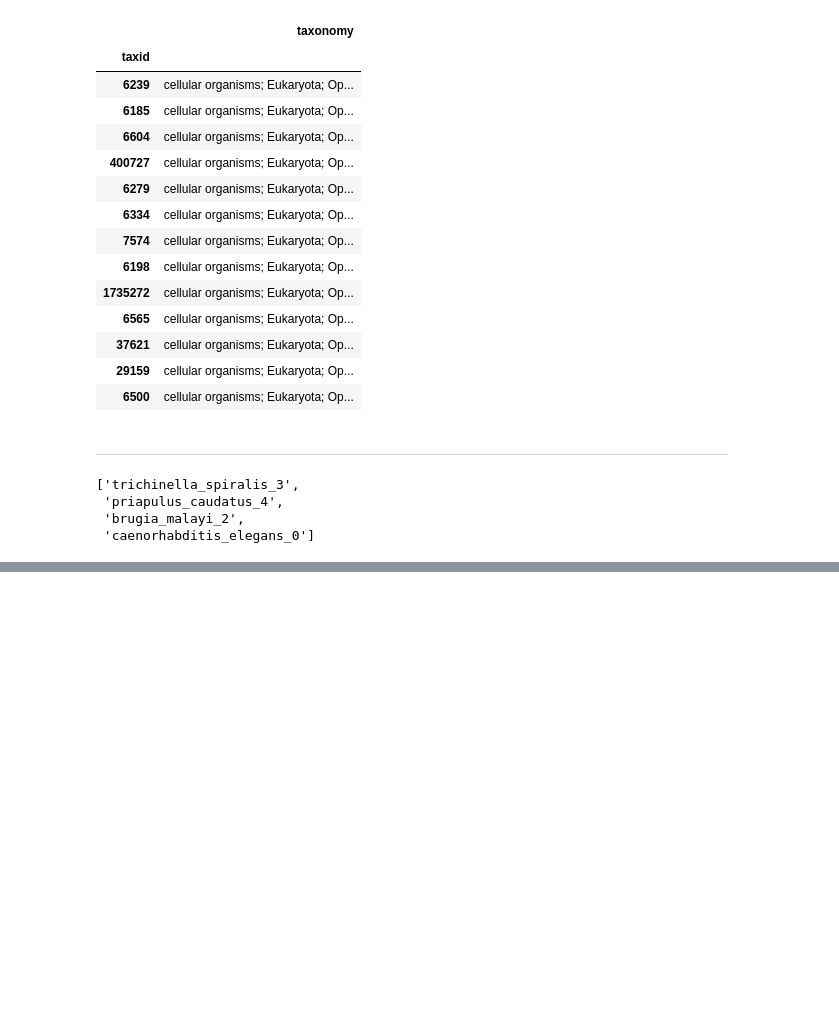
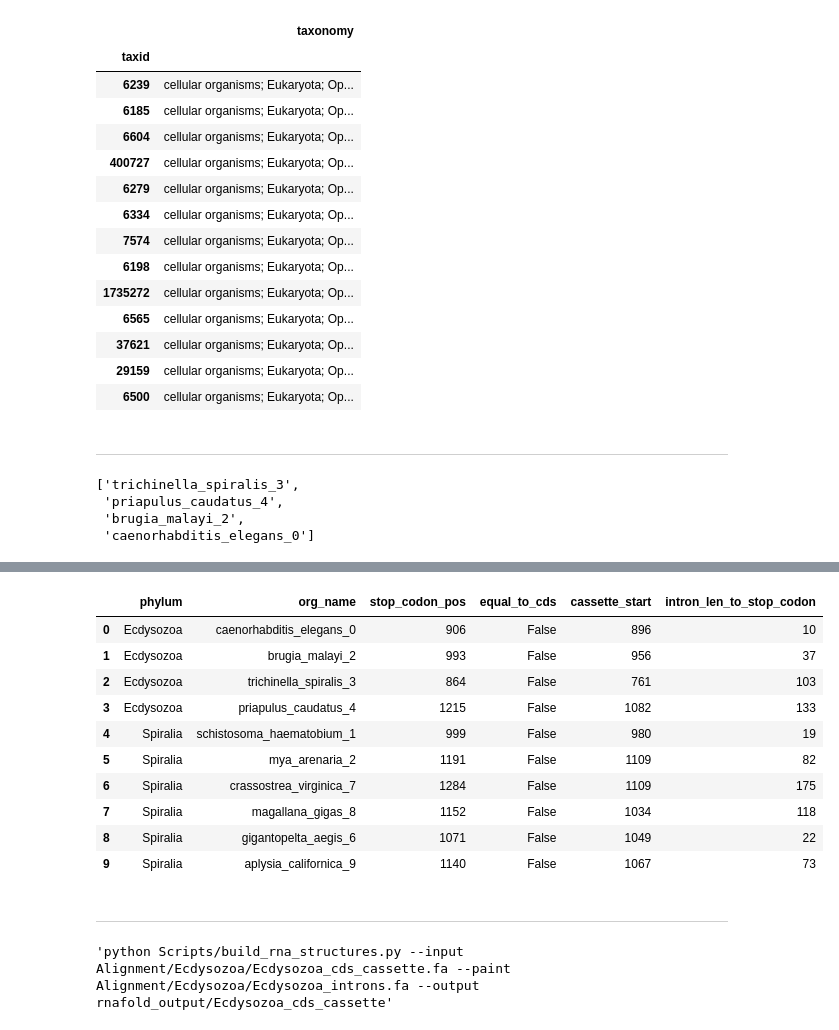
Before and after one commit to ArtemVaska/Diploma, a Jupyter notebook: Scripts/protostomia_processing.ipynb, the cells around one changed output, grey strips where cells are left out. Cells and saved outputs as stored; diff of their text form; code cells hidden in the pictures; blank space fills up the shorter version.

```diff
--- a/Scripts/protostomia_processing.ipynb
+++ b/Scripts/protostomia_processing.ipynb
@@ -126,0 +344,18 @@ dict_align_to_fasta(alignment_dict, "../Alignment/Ecdysozoa_introns.aln")
+# %%
+protostomia_df_cds_cassette, protostomia_dict_align_cds_cassette = dict_align_info_analyze(dict_align_info,
+                                                                                           "cds_cassette")
+protostomia_df_cds_cassette
+# %% [output]
+|  | phylum | org_name | stop_codon_pos | equal_to_cds | cassette_start | intron_len_to_stop_codon |
+| 0 | Ecdysozoa | caenorhabditis_elegans_0 | 906 | False | 896 | 10 |
+| 1 | Ecdysozoa | brugia_malayi_2 | 993 | False | 956 | 37 |
+| 2 | Ecdysozoa | trichinella_spiralis_3 | 864 | False | 761 | 103 |
+| 3 | Ecdysozoa | priapulus_caudatus_4 | 1215 | False | 1082 | 133 |
+| 4 | Spiralia | schistosoma_haematobium_1 | 999 | False | 980 | 19 |
+| 5 | Spiralia | mya_arenaria_2 | 1191 | False | 1109 | 82 |
+| 6 | Spiralia | crassostrea_virginica_7 | 1284 | False | 1109 | 175 |
+| 7 | Spiralia | magallana_gigas_8 | 1152 | False | 1034 | 118 |
+| 8 | Spiralia | gigantopelta_aegis_6 | 1071 | False | 1049 | 22 |
+| 9 | Spiralia | aplysia_californica_9 | 1140 | False | 1067 | 73 |
+# %% [markdown]
+---
@@ -126,0 +378,4 @@ dict_align_to_fasta(alignment_dict, "../Alignment/Ecdysozoa_introns.aln")
+# %%
+"python Scripts/build_rna_structures.py --input Alignment/Ecdysozoa/Ecdysozoa_cds_cassette.fa --paint Alignment/Ecdysozoa/Ecdysozoa_introns.fa --output rnafold_output/Ecdysozoa_cds_cassette"
+# %% [output]
+'python Scripts/build_rna_structures.py --input Alignment/Ecdysozoa/Ecdysozoa_cds_cassette.fa --paint Alignment/Ecdysozoa/Ecdysozoa_introns.fa --output rnafold_output/Ecdysozoa_cds_cassette'
```
Also changed, not shown: parts of 43 cells of this notebook.
